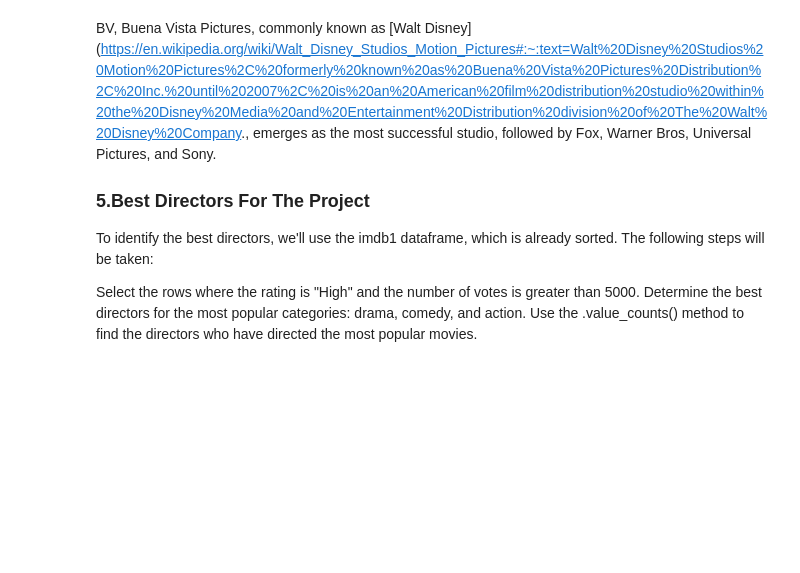
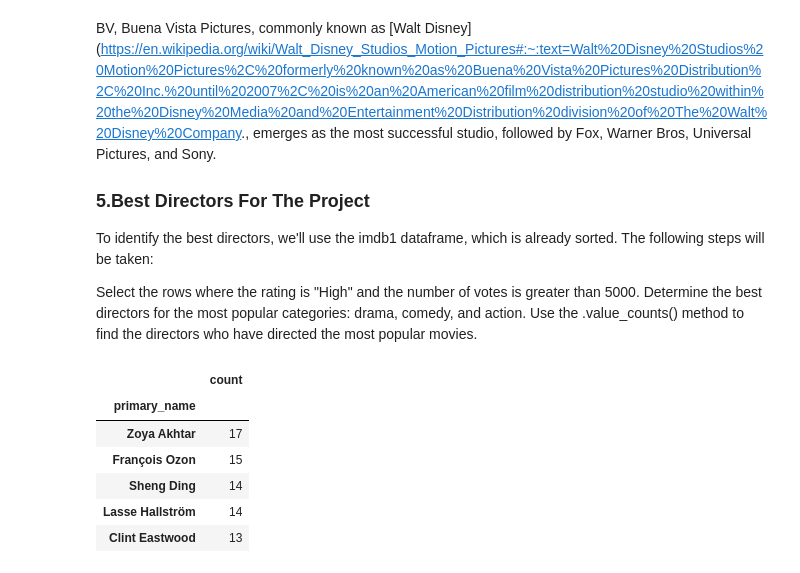
Before and after one commit to clydeochieng/dsc-phase-1-project-v2-4, a Jupyter notebook: student.ipynb, the cells around one changed output. Drawn from its saved outputs; the diff is of its cells as text; code cells hidden in the pictures; blank space fills up the shorter version.

```diff
--- a/student.ipynb
+++ b/student.ipynb
@@ -1034,3 +1034,14 @@ imdb_drama_directors = imdb1.loc[(imdb1.rating == 'High') & (imdb1.genres == 'Dr
 # %%
 #getting the top 5 directors for the drama category
 imdb_drama_directors = imdb_drama_directors.primary_name.value_counts()[:5].to_frame()
+# %%
+#previewing the directors
+imdb_drama_directors
+# %% [output]
+|  | count |
+| primary_name |  |
+| Zoya Akhtar | 17 |
+| François Ozon | 15 |
+| Sheng Ding | 14 |
+| Lasse Hallström | 14 |
+| Clint Eastwood | 13 |
```
Also changed, not shown: parts of 1 cell of this notebook.
